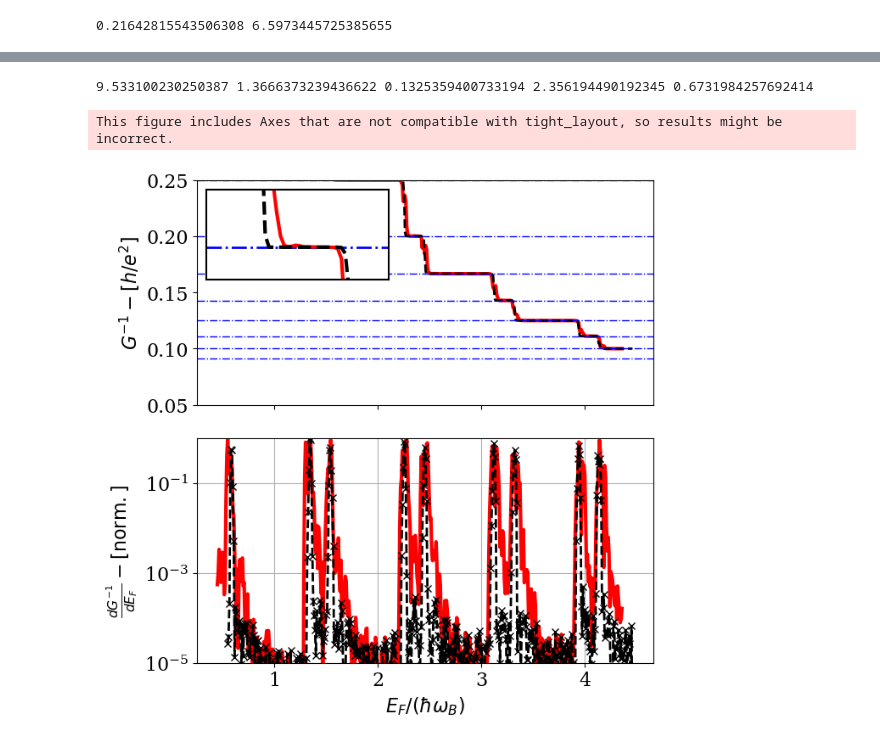
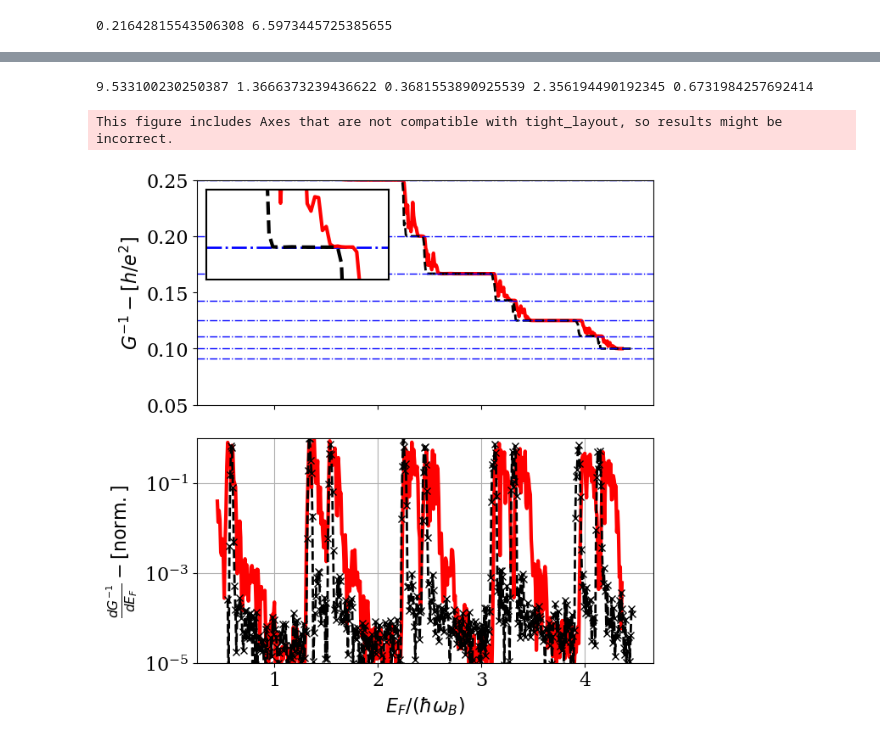
Before and after one commit to Daniele-PyBECTN/The-electrostatic-origin-of-the-breakdown-of-the-Integer-Quantum-Hall-Effect-in-Split-Ring-Cavities, a Jupyter notebook: E_F_sweep/EF_sweep_spin_fixedalpha.ipynb, the cells around one changed output, grey strips where cells are left out. Drawn from its saved outputs; the diff is of its cells as text; code cells hidden in the pictures.

```diff
--- a/E_F_sweep/EF_sweep_spin_fixedalpha.ipynb
+++ b/E_F_sweep/EF_sweep_spin_fixedalpha.ipynb
@@ -188,8 +188,8 @@ lat = kwant.lattice.square(a=1, norbs=2)
 Ncore = 5       #number of cores used in the calculation
 iter_dis = 1
 t = 1   # hopping rate for kwant
-W = 140  # spatial width of the system ( Nx )
-L = 240  # spatial length of the system ( Ny )
+W = 100  # spatial width of the system ( Nx )
+L = 200  # spatial length of the system ( Ny )
 # Define Pauli matrices
 sigma_0 = np.array([[1, 0], [0, 1]])  # Identity (spin-independent)
 sigma_x = np.array([[0, 1], [1, 0]])  # Pauli X
@@ -202,15 +202,15 @@ lB0 = 1./np.sqrt(2*np.pi*alpha0)
 omB0 = 4*np.pi*alpha0
 
 
-xic = lB0 * .6      # Correlation length and definition of disorder-potential array
+xic = lB0 * .4      # Correlation length and definition of disorder-potential array
 Vdis = corr_dis(int(L), int(W), 1, xic)
-plate_distance = 10*lB0 / 1.5      #edge-plate distance
+plate_distance = 4*lB0      #edge-plate distance
 Vimg = v_img_singleside(W, int(W), plate_distance)   # normalized image potential single plate
 V_img_min = np.amin(Vimg)
 Vimg = Vimg - V_img_min - lB0/plate_distance**2
 #E_img = omB0*lB0 * ( (plate_distance/lB0)**2 )/2. * 1         # Image charge amplitude in Zeeman
 E_img = omB0*lB0 * 2.5
-E_dis = omB0 * .08                   # disorder amplitude in cyclotrons
+E_dis = omB0 * .1                   # disorder amplitude in cyclotrons
 
 arr_en = omB0 *np.linspace(.3,5.3, 600 )
 G0 = np.zeros(len(arr_en))
@@ -338,7 +338,7 @@ l0_eff = np.sqrt(568/BandW_eff*8.) * 10**(-3.) # effective lattice spacing sqrt(
 B0_eff = 4.14*10**3. / (l0_eff * 10**3.)**2. #in T, as 2\pi \hbar/e 1/a^2
 print(l0_eff*1e3, B0_eff*alpha0, E_img/plate_distance**2*lB0*BandW_eff/8, omB0*BandW_eff/8, omB0/3.5*BandW_eff/8)
 # %% [output]
-9.533100230250387 1.3666373239436622 0.1325359400733194 2.356194490192345 0.6731984257692414
+9.533100230250387 1.3666373239436622 0.3681553890925539 2.356194490192345 0.6731984257692414
 # %%
 ns = 30
 nf = 499
@@ -353,9 +353,9 @@ dGIMG_dalpha = np.gradient(1/(GIMG_g+1e-5), arr_en[ns:nf])
 RIMG = 1/(GIMG_g+1e-5)
 R0 = 1/(G0_g+1e-5)
 
-arr_alpha_norm = arr_en[ns:nf]/omB0
-x0 = np.amin(arr_alpha_norm)
-x1 = np.amax(arr_alpha_norm)
+arr_E_norm = arr_en[ns:nf]/omB0
+x0 = np.amin(arr_E_norm)
+x1 = np.amax(arr_E_norm)
 
 # Font configuration
 font = {
@@ -389,8 +389,8 @@ for spine in axins.spines.values():
 
 # Plot on the inset
 axins.axhline(1/7, linewidth=2, color='blue', linestyle='-.')
-axins.plot(arr_alpha_norm + shift_a, RIMG, color='red', linestyle='-', linewidth=3)
-axins.plot(arr_alpha_norm, R0, color='black', linestyle='--', linewidth=3)
+axins.plot(arr_E_norm + shift_a, RIMG, color='red', linestyle='-', linewidth=3)
+axins.plot(arr_E_norm, R0, color='black', linestyle='--', linewidth=3)
 
 # Set inset limits
 #axins.set_xlim(2.1-shift_a, 2.5-shift_a)
@@ -406,45 +406,45 @@ axins.set_yticks([])
 
 # First subplot
 
-ax1.plot( arr_alpha_norm+shift_a, RIMG, color='red', linestyle='-', linewidth=3)
-ax1.plot( arr_alpha_norm, R0, color='black', linestyle='--', linewidth=2)
+ax1.plot( arr_E_norm+shift_a, RIMG, color='red', linestyle='-', linewidth=3)
+ax1.plot( arr_E_norm, R0, color='black', linestyle='--', linewidth=2)
 #for nnu in range(10):
     #ax1.axvline(  1.05*Nelect_0/ ((1+nnu)*(W-1)*(L-1)) , color='black', linewidth=2)
     #ax1.axvline(  Nelect_img/ ((1+nnu)*(W-1)*(L-1)) , color='red', linewidth=2)
 for mm in range(1,12):
       ax1.axhline(  1/mm , linewidth=1, color='blue', linestyle='-.')
 
-der_img = np.abs(dGIMG_dalpha)*arr_alpha_norm**2
-der_0 = np.abs(dG0_dalpha)*arr_alpha_norm**2
+der_img = np.abs(dGIMG_dalpha)*arr_E_norm**2
+der_0 = np.abs(dG0_dalpha)*arr_E_norm**2
 
-ax2.plot( arr_alpha_norm+shift_a, der_img/np.amax(der_img), color='red', linestyle='-', linewidth=3)
-ax2.plot( arr_alpha_norm,der_0/np.amax(der_0), color='black', marker='x', linestyle='--', linewidth=2)
+ax2.plot( arr_E_norm+shift_a, der_img/np.amax(der_img), color='red', linestyle='-', linewidth=3)
+ax2.plot( arr_E_norm,der_0/np.amax(der_0), color='black', marker='x', linestyle='--', linewidth=2)
 #for mm in range(1,10):
 #      ax2.axvline(  Nelect_0/(mm*(W-3)*(L-3))*1e2 , linewidth=1, color='blue', linestyle='-.')
 
 #ax1.set_ylim((.09, .27))
 #ax1.set_xlim( (x0+shift_a, x1) )
 ax1.set_ylim((0.05, .25))
 ax2.set_yscale('log')
 ax2.set_ylim((1e-5, 1.))
 
 #ax2.set_xlim( (x0+shift_a, x1) )
 
 ax1.set_xticklabels([])
 #ax1.set_xlabel(r"$\alpha$", fontdict=font)
 ax1.set_ylabel(r"$G^{-1} - [h/e^2]$", fontdict=font)
 ax2.set_xlabel(r"$E_F/(\hbar \omega_B)$", fontdict=font)
 ax2.set_ylabel(r"$\frac{dG^{-1}}{dE_F} - [{\rm norm.}]$", fontdict=font)
 
 #ax2.set_yscale('log')  # Set log scale on y-axis
 #ax1.grid()
 ax2.grid()
 plt.tight_layout()
 plt.gcf().set_size_inches(170 / 25.4, 170 / 25.4)
 
 #plt.savefig("figXXX.pdf")
 
 plt.show()
 # %% [output]
 This figure includes Axes that are not compatible with tight_layout, so results might be incorrect.
-[figure, old version]
+[figure, new version]
```
Also changed, not shown: parts of 3 cells of this notebook, 13 other files.
